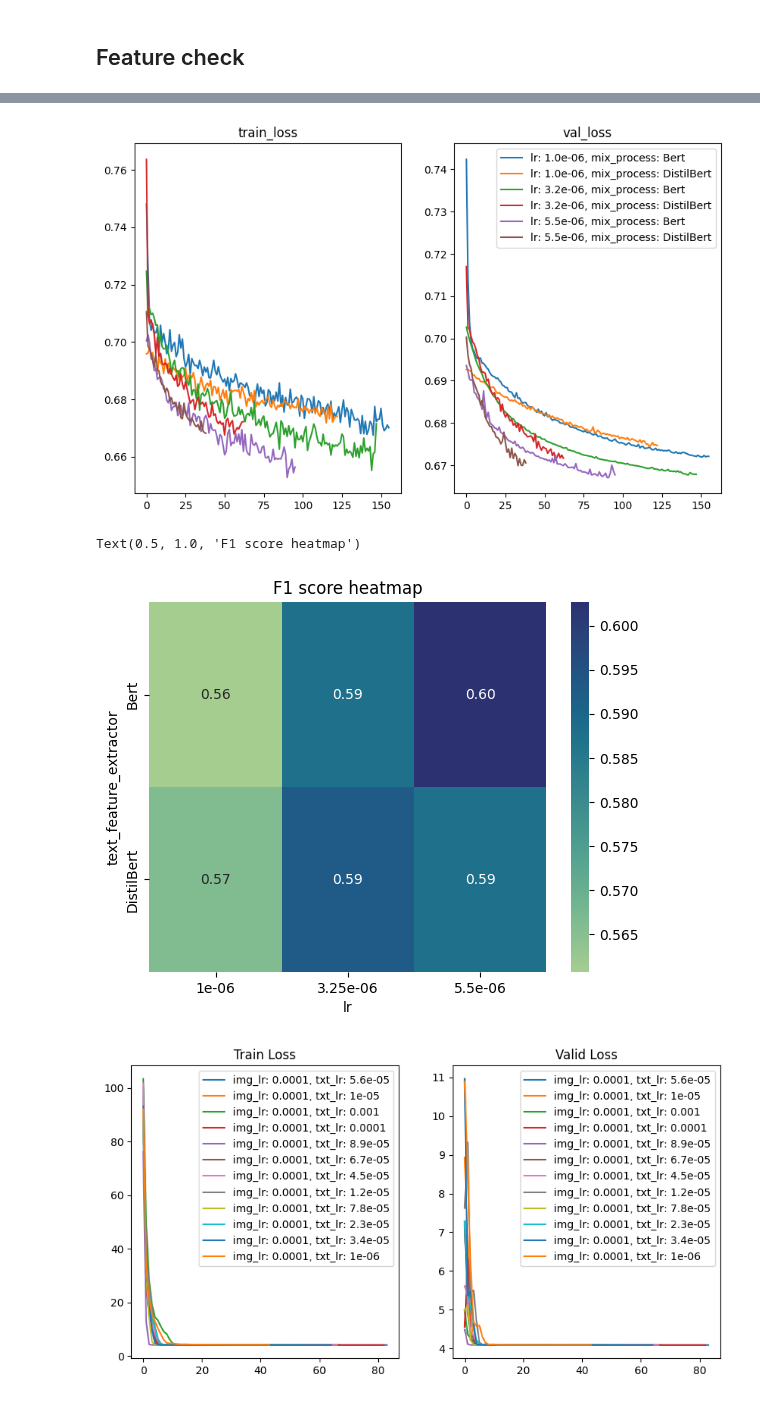
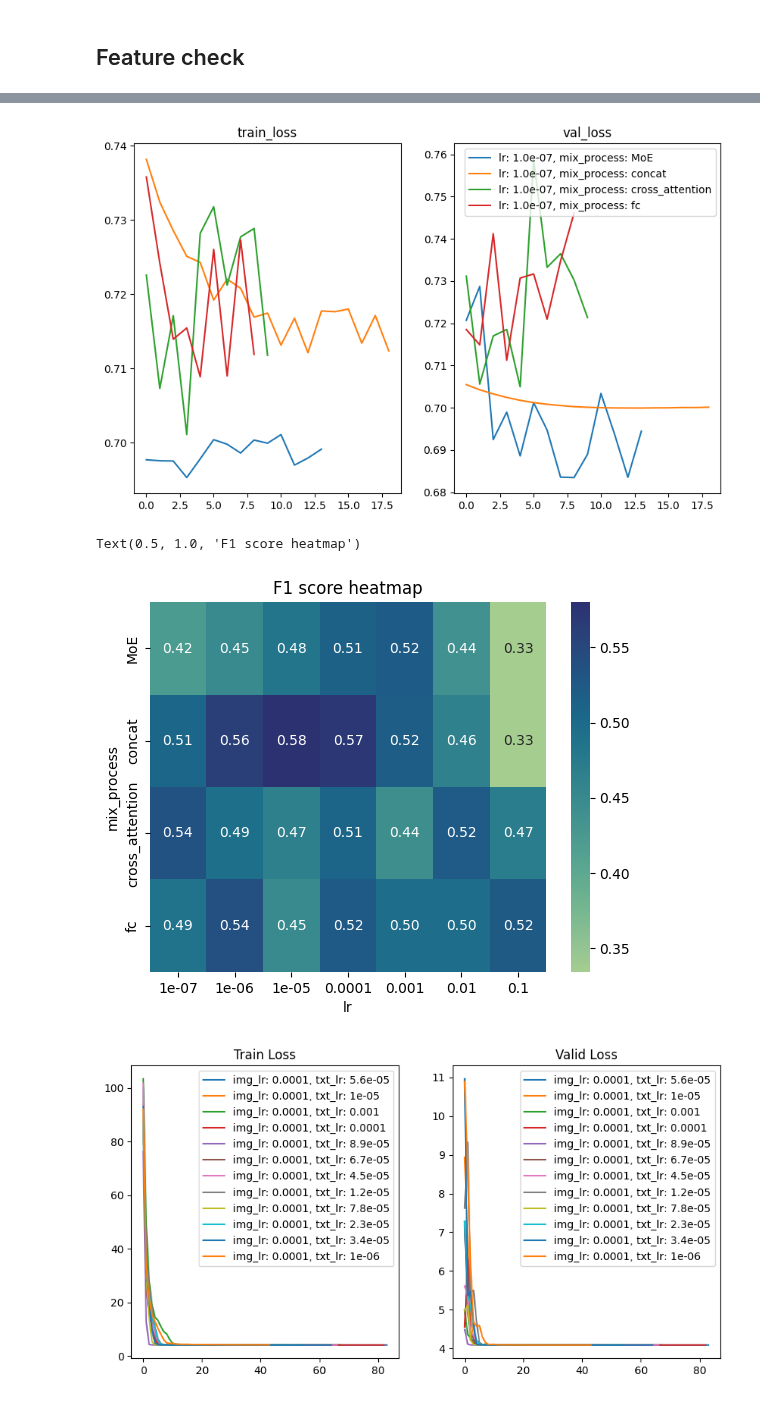
Before and after one commit to CeHouGIS/Safety_Perception_HK, a Jupyter notebook: safety_perception_model/single_model/feature_check.ipynb, the cells around one changed output, grey strips where cells are left out. Cells and saved outputs as stored; diff of their text form; code cells hidden in the pictures.

```diff
--- a/safety_perception_model/single_model/feature_check.ipynb
+++ b/safety_perception_model/single_model/feature_check.ipynb
@@ -38,25 +49,25 @@ fig, ax = plt.subplots(1, 2, figsize=(10, 6))
 cfg_df_group = cfg_df.groupby('safety_model_save_name')
 for name, group in cfg_df_group:
 
-    # if group.loc[0, 'lr'] != 1e-4:
-    #     continue
-    # # else:
-    ax[0].plot( group['train_loss_list'], label=f"lr: {group['lr'].values[0]}, mix process: {group['text_feature_extractor'].values[0]}")
-    ax[1].plot(group['val_loss_list'], label=f"lr: {group['lr'].values[0]:.1e}, mix_process: {group['text_feature_extractor'].values[0]}")
+    if group.loc[0, 'lr'] != 1e-7:
+        continue
+    else:
+        ax[0].plot( group['train_loss_list'], label=f"lr: {group['lr'].values[0]}, mix process: {group['mix_process'].values[0]}")
+        ax[1].plot(group['val_loss_list'], label=f"lr: {group['lr'].values[0]:.1e}, mix_process: {group['mix_process'].values[0]}")
 ax[0].set_title('train_loss')
 ax[1].set_title('val_loss')
 plt.legend()
 plt.show()
 # %% [output]
-[figure, old version]
+[figure, new version]
 # %%
 # cfg_df_summary.pivot_table(values='f1_score', index='LLM_feature_process', columns='lr').reset_index()
-final_pivot = cfg_df_summary.pivot_table(values='accuracy', index='text_feature_extractor', columns='lr').reset_index()
-sns.heatmap(final_pivot.set_index('text_feature_extractor'), annot=True, fmt=".2f", cmap='crest')
+final_pivot = cfg_df_summary.pivot_table(values='f1_score', index='mix_process', columns='lr').reset_index()
+sns.heatmap(final_pivot.set_index('mix_process'), annot=True, fmt=".2f", cmap='crest')
 plt.title('F1 score heatmap')
 # %% [output]
 Text(0.5, 1.0, 'F1 score heatmap')
-[figure, old version]
+[figure, new version]
 # %%
 import shutil
 import os
```
Also changed, not shown: parts of 2 cells of this notebook, 4 other files.
